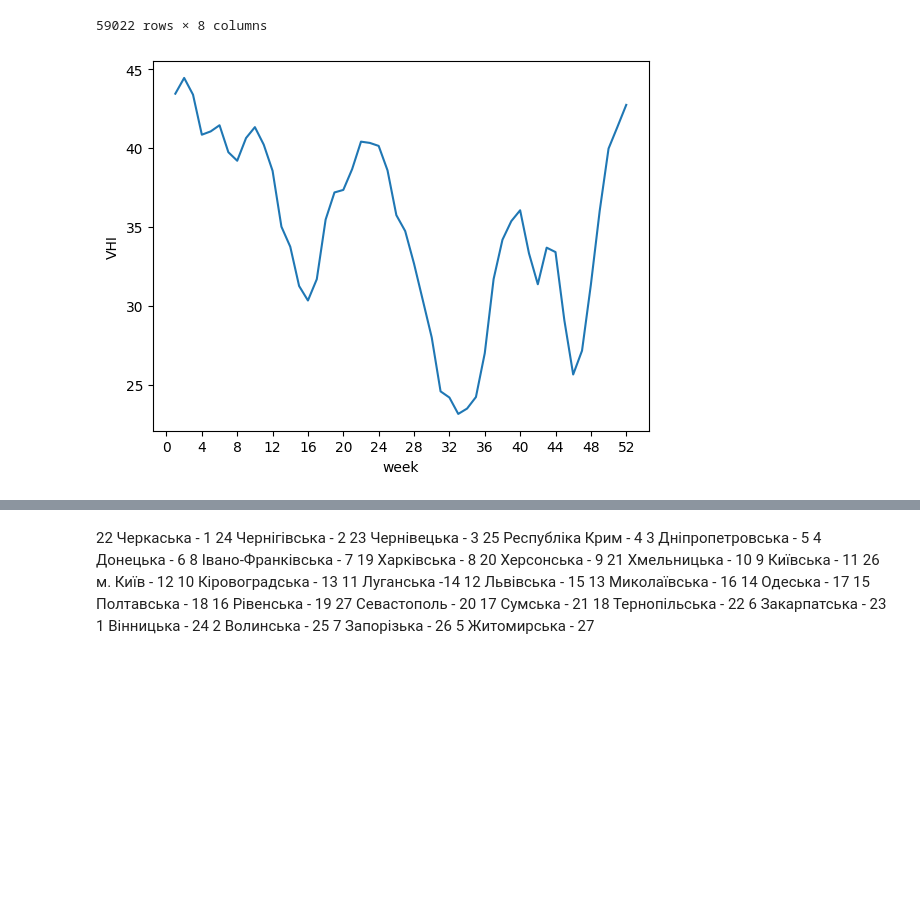
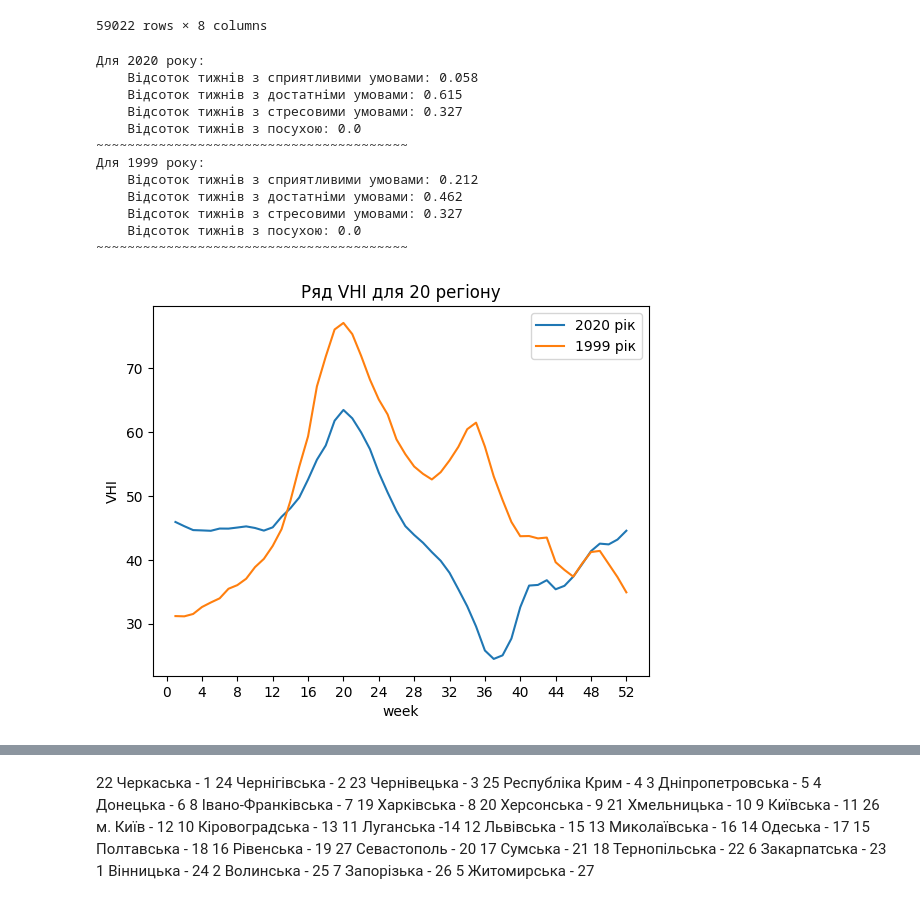
Before and after one commit to duogay/Lab2, a Jupyter notebook: lab2.ipynb, the cells around one changed output, grey strips where cells are left out. Saved outputs shown, nothing was run; the diff lists cells and outputs as text; code cells hidden in the pictures; blank space fills up the shorter version.

```diff
--- a/lab2.ipynb
+++ b/lab2.ipynb
@@ -72,14 +74,43 @@ display(concatDf)
 | 2234 | 2024 | 51 | 0.181 | 279.52 | 94.34 | 3.45 | 48.89 | 27 |
 | 2235 | 2024 | 52 | 0.179 | 279.55 | 95.62 | 2.25 | 48.93 | 27 |
 59022 rows × 8 columns
-# %%
-import numpy as np
-
-def yearly_VHI(index, year, df = concatDf):
-    yearlyDf = df[(df["provinceID"] == index) & (df["year"] == year)]
-    sns.lineplot(x=yearlyDf["week"], y=yearlyDf["VHI"])
-    plt.xticks(np.arange(0, 53, 4))
-
-yearly_VHI(1, 1986)
-# %% [output]
-[figure, removed]
+# %%
+def VHI_analysis(df):
+    weekNum = df.shape[0]
+    df_good = df[(df["VHI"] > 60)].shape[0] / weekNum
+    df_medium = df[(df["VHI"] <= 60) & (df["VHI"] > 40)].shape[0] / weekNum
+    df_stress = df[(df["VHI"] <= 40) & (df["VHI"] > 15)].shape[0] / weekNum
+    df_drought = df[(df["VHI"] <= 15)].shape[0] / weekNum
+    print(f"    Відсоток тижнів з сприятливими умовами: {round(df_good, 3)}")
+    print(f"    Відсоток тижнів з достатніми умовами: {round(df_medium, 3)}")
+    print(f"    Відсоток тижнів з стресовими умовами: {round(df_stress, 3)}")
+    print(f"    Відсоток тижнів з посухою: {round(df_drought, 3)}")
+    print(40 * "~")
+# %%
+def yearly_VHI(df = concatDf):
+    years = input("Введіть рік(-и) для виведення інформації: ")
+    years = list(map(int, years.split()))
+    index = int(input("Введіть індекс регіону (1-27): "))
+    for i in range(len(years)):
+        yearlyDf = df[(df["provinceID"] == index) & (df["year"] == years[i])]
+        sns.lineplot(data = yearlyDf, x="week", y="VHI", label=f"{years[i]} рік")
+        plt.title(f"Ряд VHI для {index} регіону")
+        print(f"Для {years[i]} року:")
+        VHI_analysis(yearlyDf)
+    plt.xticks(np.arange(0, 53, 4))
+
+yearly_VHI()
+# %% [output]
+Для 2020 року:
+    Відсоток тижнів з сприятливими умовами: 0.058
+    Відсоток тижнів з достатніми умовами: 0.615
+    Відсоток тижнів з стресовими умовами: 0.327
+    Відсоток тижнів з посухою: 0.0
+~~~~~~~~~~~~~~~~~~~~~~~~~~~~~~~~~~~~~~~~
+Для 1999 року:
+    Відсоток тижнів з сприятливими умовами: 0.212
+    Відсоток тижнів з достатніми умовами: 0.462
+    Відсоток тижнів з стресовими умовами: 0.327
+    Відсоток тижнів з посухою: 0.0
+~~~~~~~~~~~~~~~~~~~~~~~~~~~~~~~~~~~~~~~~
+[figure, added]
```
Also changed, not shown: parts of 4 cells of this notebook, 1 other file.
